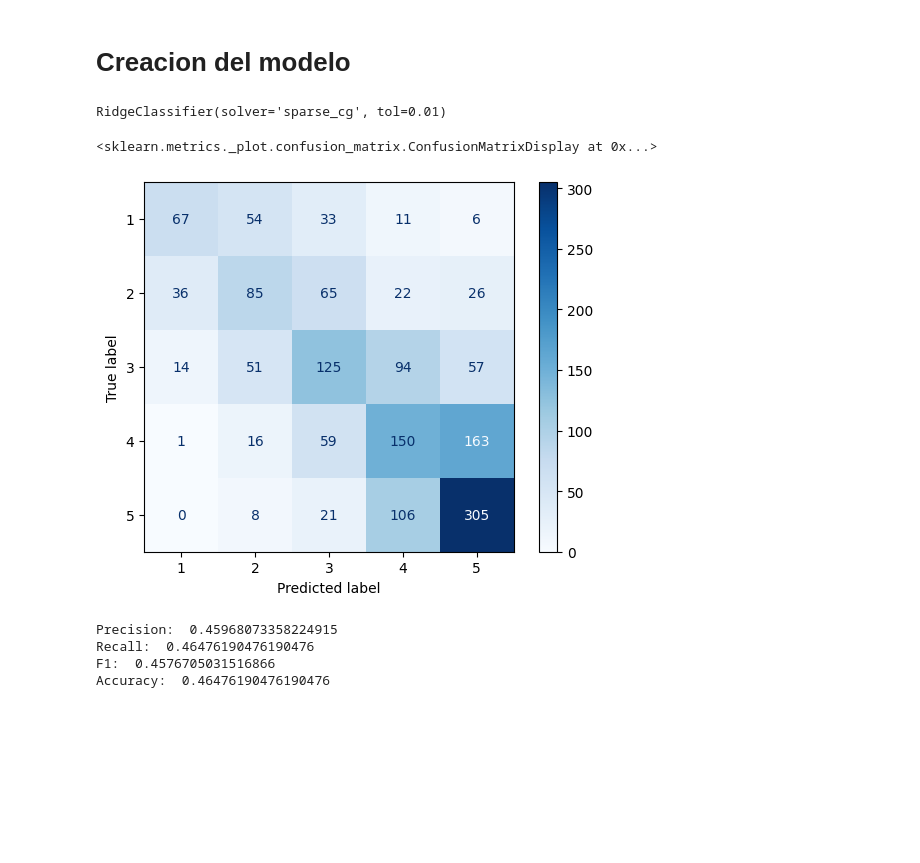
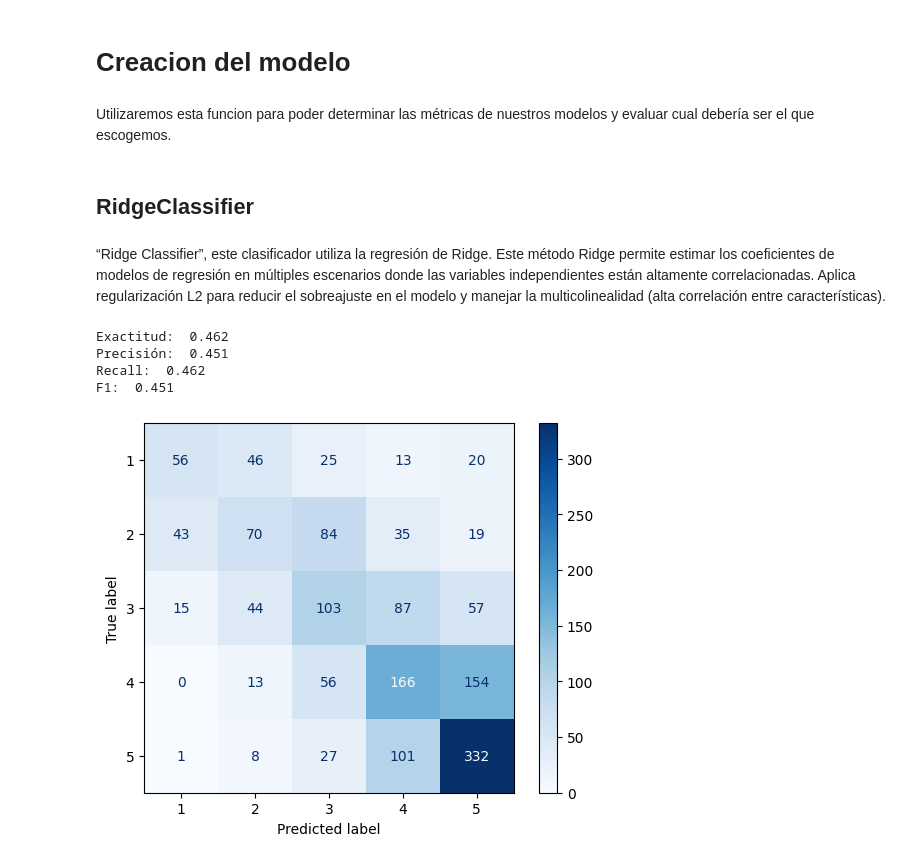
Before and after one commit to MichiMoments/BI_proy1_etapa1, a Jupyter notebook: proyecto.ipynb, the cells around one changed output. Drawn from its saved outputs; the diff is of its cells as text; code cells hidden in the pictures; blank space fills up the shorter version.

```diff
--- a/proyecto.ipynb
+++ b/proyecto.ipynb
@@ -36,0 +86,11 @@ data["Class"].value_counts().plot(kind='pie', colormap="YlOrRd", autopct='%1.1f%
+# %%
+def limpieza(data):
+    data = data.str.lower()
+    data = data.str.replace("á", "a").str.replace("é", "e").str.replace("í", "i").str.replace("ó", "o").str.replace("ú", "u")
+    data = data.str.replace("[^a-z]", " ")
+    return data
+
+data['Review'] = limpieza(data['Review'])
+
+data_train, data_test = train_test_split(data, test_size=0.2)
+y_train, y_test = data_train["Class"], data_test["Class"]
@@ -37,2 +101,9 @@ data["Class"].value_counts().plot(kind='pie', colormap="YlOrRd", autopct='%1.1f%
+# %%
+pipeline = make_pipeline(
+    TfidfVectorizer(sublinear_tf=True, max_df=0.5, min_df=5),
+)
+
+X_train = pipeline.fit_transform(data_train["Review"])
+X_test = pipeline.transform(data_test["Review"])
 # %% [markdown]
 # Creacion del modelo
@@ -42,36 +110,29 @@ y_train, y_test = data_train["Class"], data_test["Class"]
-# %%
-vectorizer = TfidfVectorizer(sublinear_tf=True, max_df=0.5, min_df=5)
-X_train = vectorizer.fit_transform(data_train["Review"])
-X_test = vectorizer.transform(data_test["Review"])
+# %% [markdown]
+Utilizaremos esta funcion para poder determinar las métricas de nuestros modelos y evaluar cual debería ser el que escogemos.
+# %%
+def benchmark(clf, X_train, y_train, X_test, y_test):
+    clf.fit(X_train, y_train)
+    pred = clf.predict(X_test)
+    cm = confusion_matrix(y_test, pred)
+    disp = ConfusionMatrixDisplay(confusion_matrix=cm, display_labels=clf.classes_)
+    disp.plot(cmap=plt.cm.Blues)
+
+    print("Exactitud: ", round(accuracy_score(y_test, pred), 3))
+    print("Precisión: ", round(precision_score(y_test, pred, average='weighted'), 3))
+    print("Recall: ", round(recall_score(y_test, pred, average='weighted'), 3))
+    print("F1: ", round(f1_score(y_test, pred, average='weighted'), 3))
+# %% [markdown]
+## RidgeClassifier
+# %% [markdown]
+“Ridge Classifier”, este clasificador utiliza la regresión de Ridge. Este método Ridge permite estimar los coeficientes de modelos de regresión en múltiples escenarios donde las variables independientes están altamente correlacionadas. Aplica regularización L2 para reducir el sobreajuste en el modelo y manejar la multicolinealidad (alta correlación entre características).
 # %%
 from sklearn.linear_model import RidgeClassifier
 
-clf = RidgeClassifier(tol=1e-2, solver="sparse_cg")
-clf.fit(X_train, y_train)
+ridge = RidgeClassifier(tol=1e-2, solver="sparse_cg")
+benchmark(ridge, X_train, y_train, X_test, y_test)
 # %% [output]
-RidgeClassifier(solver='sparse_cg', tol=0.01)
+Exactitud:  0.462
+Precisión:  0.451
+Recall:  0.462
+F1:  0.451
+[figure, added]
-# %%
-
-from sklearn.metrics import ConfusionMatrixDisplay
-from sklearn.metrics import confusion_matrix
-
-pred = clf.predict(X_test)
-
-cm = confusion_matrix(y_test, pred)
-disp = ConfusionMatrixDisplay(confusion_matrix=cm, display_labels=clf.classes_)
-disp.plot(cmap=plt.cm.Blues)
-# %% [output]
-<sklearn.metrics._plot.confusion_matrix.ConfusionMatrixDisplay at 0x...>
-[figure, removed]
-# %%
-from sklearn.metrics import precision_score, recall_score, f1_score, accuracy_score
-
-print("Precision: ", precision_score(y_test, pred, average='weighted'))
-print("Recall: ", recall_score(y_test, pred, average='weighted'))
-print("F1: ", f1_score(y_test, pred, average='weighted'))
-print("Accuracy: ", accuracy_score(y_test, pred))
-# %% [output]
-Precision:  0.45968073358224915
-Recall:  0.46476190476190476
-F1:  0.4576705031516866
-Accuracy:  0.46476190476190476
```
Also changed, not shown: parts of 21 cells of this notebook, 2 other files.
